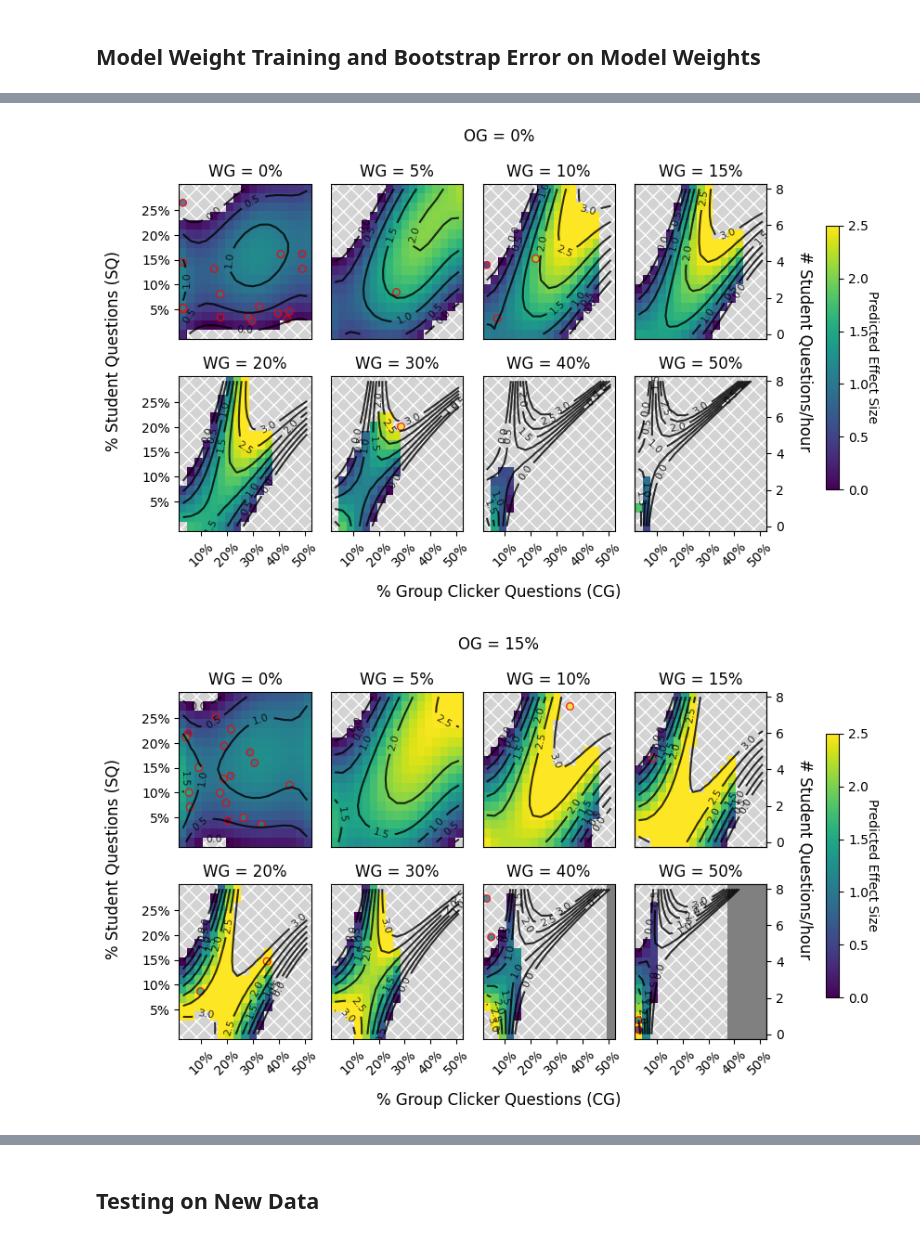
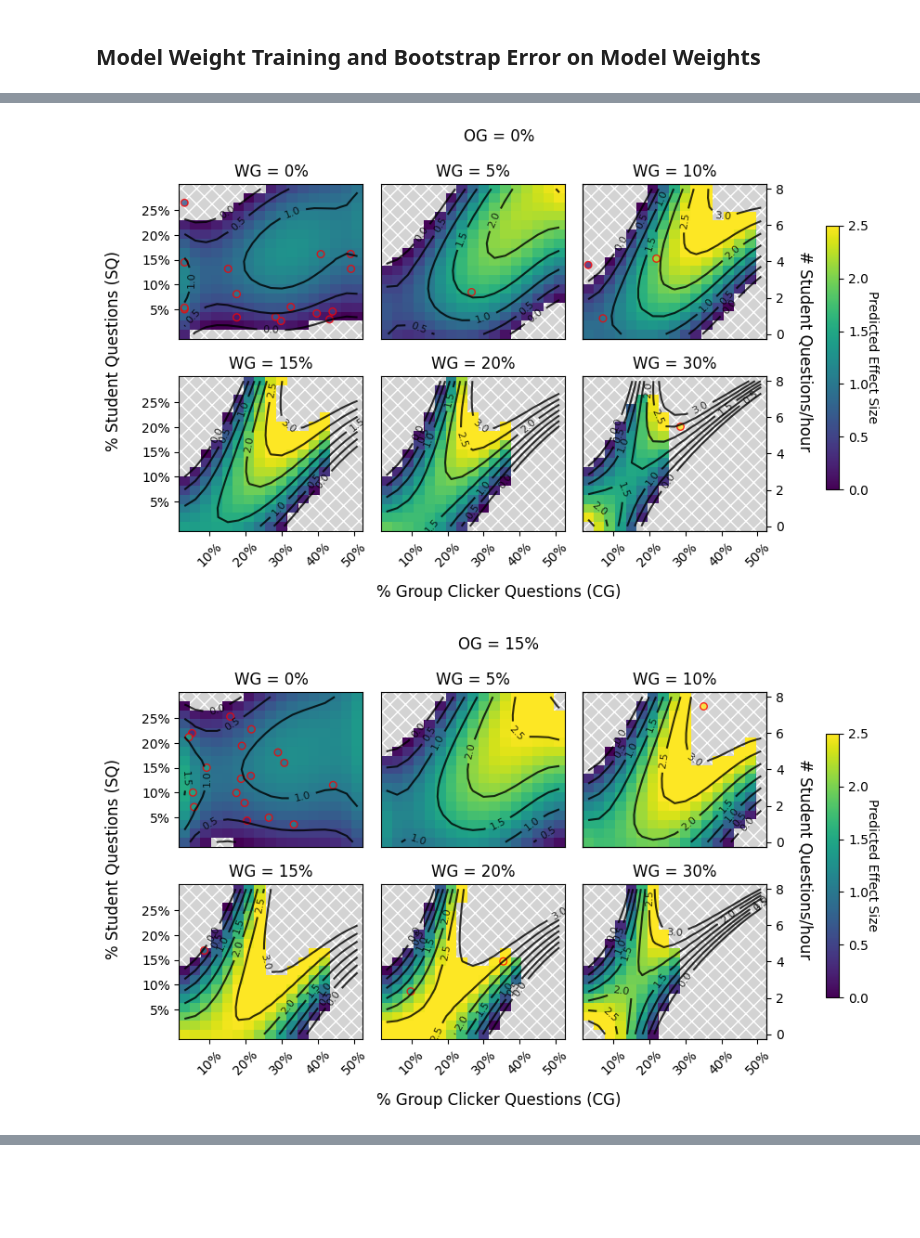
Before and after one commit to oross314/Modeling-Active-Learning-Classrooms, a Jupyter notebook: regression_model.ipynb, the cells around one changed output, grey strips where cells are left out. Cells and saved outputs as stored; diff of their text form; code cells hidden in the pictures; blank space fills up the shorter version.

```diff
--- a/regression_model.ipynb
+++ b/regression_model.ipynb
@@ -48,5 +37,5 @@ data.shape
 
 See paper supplemental material for a detailed explanation of feature selection
 # %%
-keepers, AICs, good_fits = feature_selection(data, target, its=10000, n =1, prt = True, num_choose = 5)
+keepers, AICs, good_fits = feature_selection(data, target, its=10000, prt = True, num_choose = 10) #function defined in functions.py
 # %% [output]
@@ -105,35 +63,14 @@ ValueError: The number of FixedLocator locations (59), usually from a call to se
 # %%
 
-#bootstrap_n = 1000
-bootstrap_n = 300
-def bootstrap_LOO(data, target, keepers, good_fits, bootstrap_n):
-    LOO_predictions = np.zeros((len(good_fits), bootstrap_n, data.shape[0]))
+#This function performs a bootstrap leave-one-out cross validation to estimate the predictive performance of the model
+LOO_predictions, LOO_weights = bootstrap_LOO(data, target, keepers, good_fits, bootstrap_n = 1000) #function defined in functions.py
 
-    # Store LOO weights for each fit and each data point
-    LOO_weights = np.zeros((len(good_fits), bootstrap_n, data.shape[0], data.shape[1]))
-    #perform leave-one-out cross-validation for each of the best fits
-    for k in range(len(good_fits)):
-        for l in range(bootstrap_n):
-            for i in range(data.shape[0]):
-                cut_data = np.delete(data[:, keepers[good_fits][k]], i, axis=0)
-                cut_truth = np.delete(target, i, axis=0)
-                #select .85 of the remaining data for training
-                cut_data, _, cut_truth, _ = train_test_split(cut_data, cut_truth, test_size=.1)
-                regr = OLS(cut_truth, cut_data).fit()
-                params = regr.params
-                LOO_predictions[k, l, i] = data[i, keepers[good_fits][k]] @ params
-                # Store weights for this LOO fit
-                LOO_weights[k, l, i, keepers[good_fits][k]] = params
+#take mean across feature sets
+LOO_predictions = np.mean(LOO_predictions, axis = 0)
 
-    #average over feature sets
-    LOO_predictions = np.mean(LOO_predictions, axis=0)
-
-    #find mean and standard deviation of predictions for each data point across all LOO fits
-    LOO_predictions_mean = np.mean(LOO_predictions, axis=0)
-    LOO_predictions_std = np.std(LOO_predictions, axis=0)
-    return LOO_predictions_mean, LOO_predictions_std, LOO_weights
-
-LOO_predictions_mean, LOO_predictions_std, LOO_weights = bootstrap_LOO(data, target, keepers, good_fits, bootstrap_n)
+#take mean and std across bootstrap samples
+LOO_predictions_mean = LOO_predictions.mean(axis=0)
+LOO_predictions_std = LOO_predictions.std(axis=0)
 # %%
 ##plotting LOO predictions with error bars representing uncertainty across different fits
 x, y = target, LOO_predictions_mean
@@ -574,10 +144,10 @@ CGs = np.arange(0, .5, CG_interval)
 SQs = np.arange(0, .3 , SQ_interval)
 CG_len, SQ_len = len(CGs), len(SQs)
 CG_gap, SQ_gap = (CGs[1] - CGs[0])/2, (SQs[1] - SQs[0])/2
-WGs = [0, .05, .1, .15, .2,  .3, .4, .5 ]
-num_cols = 4
+WGs = [0, .05, .1, .15, .2,  .3,  ]
+num_cols = 3
 
-OGs = [0, .15, .3, .45]
+OGs = [0, .15, .3]
 for OG in OGs:
 
 
@@ -651,33 +221,33 @@ for OG in OGs:
         ax[ax_x, ax_y].set_title(f'WG = {int(100*WGs[i])}%')
 
         if i >= num_cols:
             ax[ax_x, ax_y].set_xticks([.1, .2, .3, .4, .5] - CG_gap, np.array(['10%', '20%', '30%', '40%', '50%'] ), rotation=45)
         else: #remove ticks
             ax[ax_x, ax_y].set_xticks([])
         #create a second y-axis on the right to show number of student questions
         if i in [int(num_cols - 1), int (2*num_cols - 1)]: #only add y-axis labels to the middle two plots to avoid clutter
             ax2 = ax[ax_x, ax_y].twinx()
             ax2.set_ylim(ax[ax_x, ax_y].get_ylim())
             ax2.set_yticks(.11/3 *np.array([0, 2, 4, 6, 8])  +SQ_gap, np.array(['0', '2', '4', '6', '8' ]))
         if i in [0, num_cols]:
             ax[ax_x, ax_y].set_yticks(np.array([.05, .1, .15, .2, .25]) +SQ_gap, np.array(['5%', '10%', '15%', '20%', '25%']))
         else: # no y ticks
             ax[ax_x, ax_y].set_yticks([])
 
 
     fig.text(.9, .5, '# Student Questions/hour', rotation=-90, va='center', ha='left', fontsize=12)
     fig.text(0.5, -0.03, '% Group Clicker Questions (CG)', ha='center', fontsize=12)
     fig.text(-0.03, 0.5, '% Student Questions (SQ)', va='center', rotation='vertical', fontsize=12)
 
     fig.suptitle(f'OG = {int(100*OG)}%')
 
 
     plt.tight_layout()
     cbar = fig.colorbar(c, ax=ax.ravel().tolist(), orientation='vertical', fraction=0.02, pad= .09)
     cbar.set_label(f'Predicted Effect Size',  rotation=270, labelpad=8,)
     cbar.ax.xaxis.set_label_position('top')
-    plt.savefig('Figs/heatmaps_with_data.png', dpi=300, bbox_inches='tight')
+    plt.savefig(f'Figs/heatmaps_OG_{int(100*OG)}.png', dpi=300, bbox_inches='tight')
     plt.show()
 # %% [output]
-[figure, old version]
+[figure, new version]
-[figure, old version]
+[figure, new version]
@@ -686,2 +254,0 @@ for OG in OGs:
-# %% [markdown]
-## Testing on New Data
```
Also changed, not shown: parts of 20 cells of this notebook, 3 other files.
